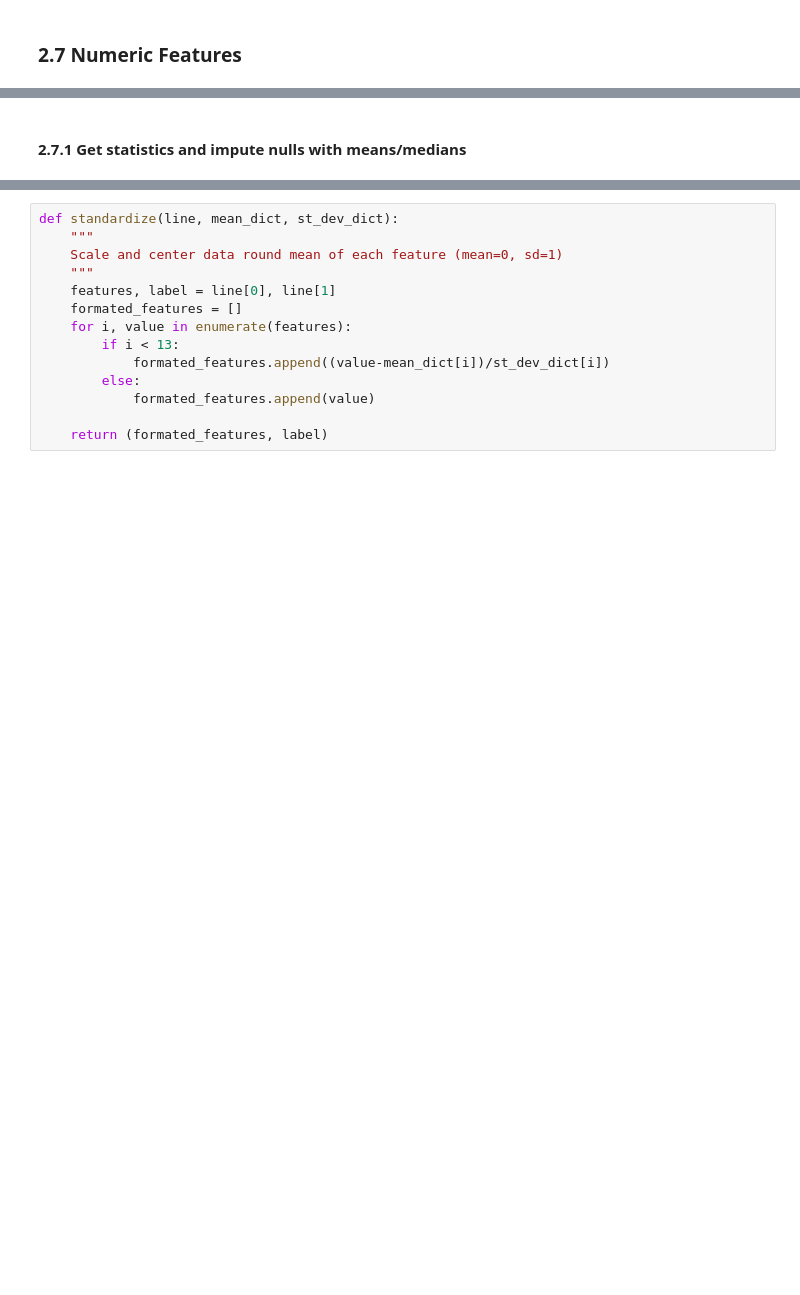
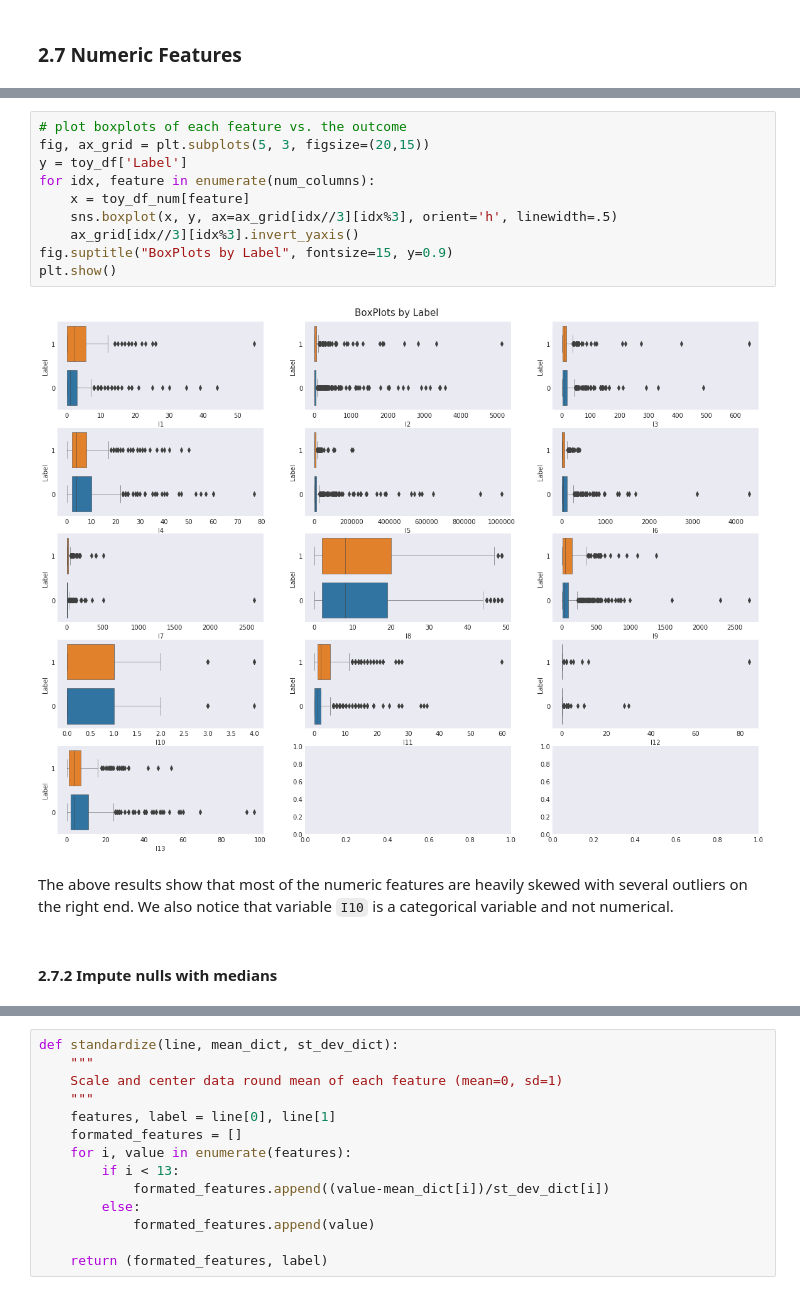
Before and after one commit to cpapadimitriou/Click-Through-Rate-prediction, a Jupyter notebook: EDA/EDA_RDDs_Toy_Christina.ipynb, the cells around one changed output, grey strips where cells are left out. Drawn from its saved outputs; the diff is of its cells as text; blank space fills up the shorter version.

```diff
--- a/EDA/EDA_RDDs_Toy_Christina.ipynb
+++ b/EDA/EDA_RDDs_Toy_Christina.ipynb
@@ -199,2 +339,16 @@ _**Takeaway: some columns have a high % of null values. We could exclude columns
+# %%
+# plot boxplots of each feature vs. the outcome
+fig, ax_grid = plt.subplots(5, 3, figsize=(20,15))
+y = toy_df['Label']
+for idx, feature in enumerate(num_columns):
+    x = toy_df_num[feature]
+    sns.boxplot(x, y, ax=ax_grid[idx//3][idx%3], orient='h', linewidth=.5)
+    ax_grid[idx//3][idx%3].invert_yaxis()
+fig.suptitle("BoxPlots by Label", fontsize=15, y=0.9)
+plt.show()
+# %% [output]
+[figure, added]
+# %% [markdown]
+The above results show that most of the numeric features are heavily skewed with several outliers on the right end. We also notice that variable `I10` is a categorical variable and not numerical.
 # %% [markdown]
-#### 2.7.1 Get statistics and impute nulls with means/medians
+#### 2.7.2 Impute nulls with medians
```
Also changed, not shown: parts of 84 cells of this notebook, 1 other file.
